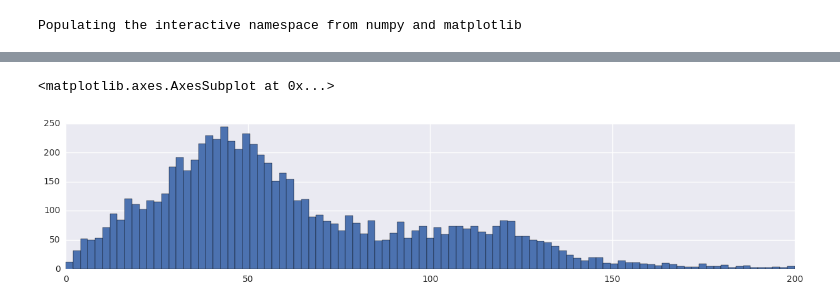
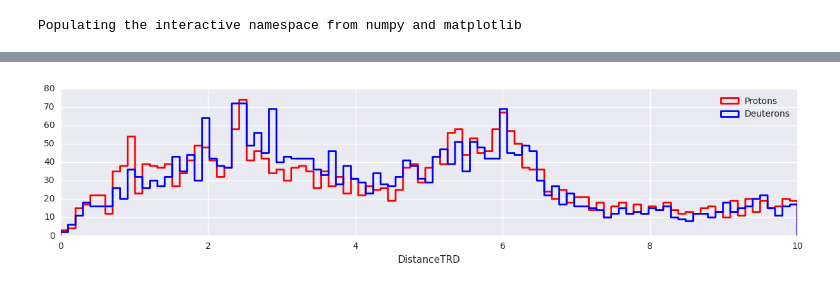
Before and after one commit to KKostya/AMSDeutons, a Jupyter notebook: Notebooks/3DVariables/Distances.ipynb, the cells around one changed output, grey strips where cells are left out. Saved outputs shown, nothing was run; the diff lists cells and outputs as text; code cells hidden in the pictures.

```diff
--- a/Notebooks/3DVariables/Distances.ipynb
+++ b/Notebooks/3DVariables/Distances.ipynb
@@ -29,5 +24,11 @@ data['DistanceTOF_D'][data['DistanceTOF_D']<100000].hist(bins=np.linspace(0,200,
-# %%
-data['DistanceTracker_D'][data['DistanceTracker_D']<100000].hist(bins=np.linspace(0,200,100))
-# %% [output]
-<matplotlib.axes.AxesSubplot at 0x...>
-[figure, removed]
+# %%
+def dplot(name):
+    args={"bins":np.linspace(0,10,100), "ax":gca(), "histtype":"step", "lw":2}
+    data[name + '_P'][data[name + '_P']<10].hist(label='Protons',  color='r', **args)
+    data[name + '_D'][data[name + '_D']<10].hist(label='Deuterons',color='b', **args)
+    legend()
+    xlabel(name)
+# %%
+dplot('DistanceTRD')
+# %% [output]
+[figure, added]
```
Also changed, not shown: parts of 16 cells of this notebook.
